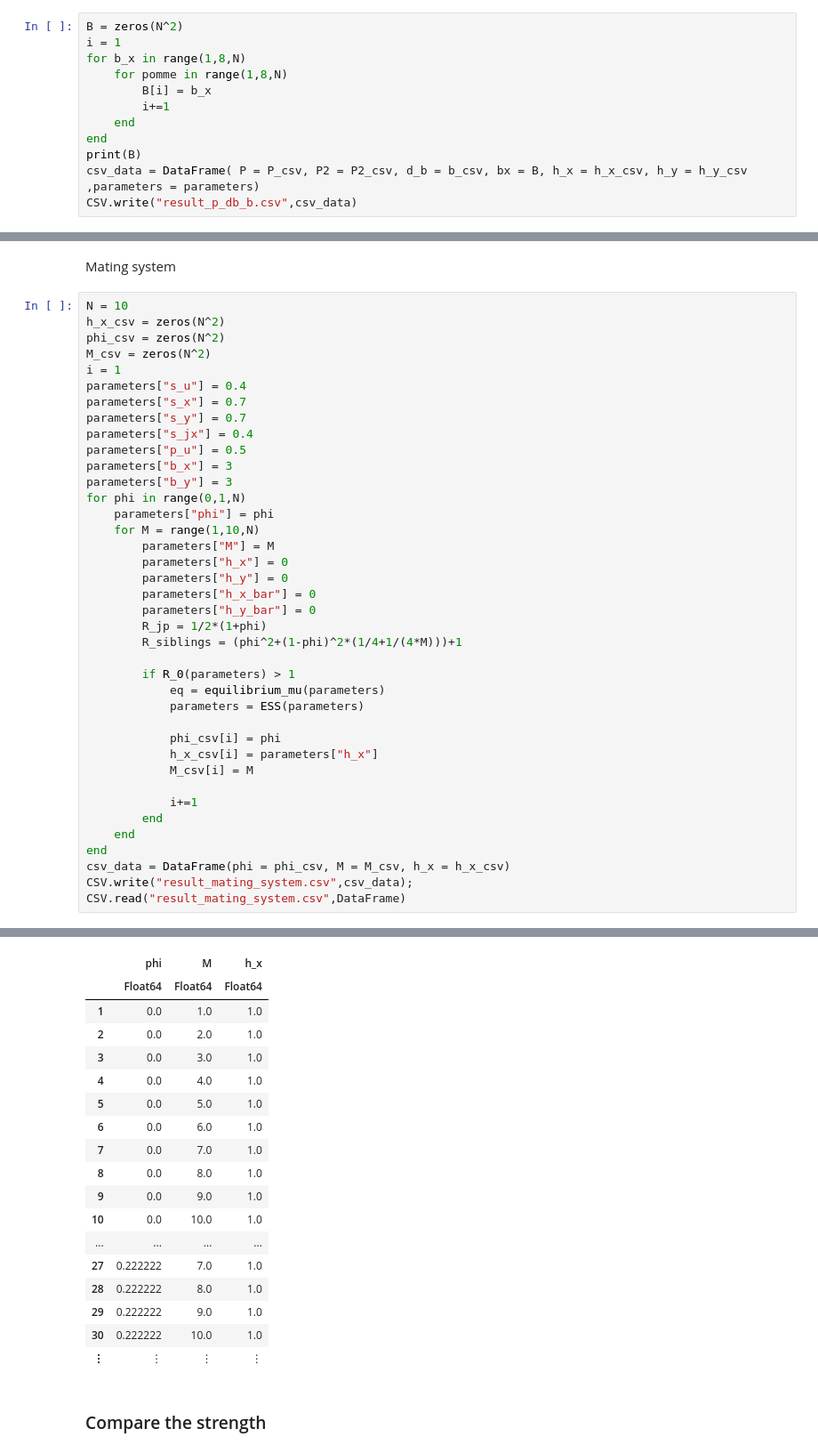
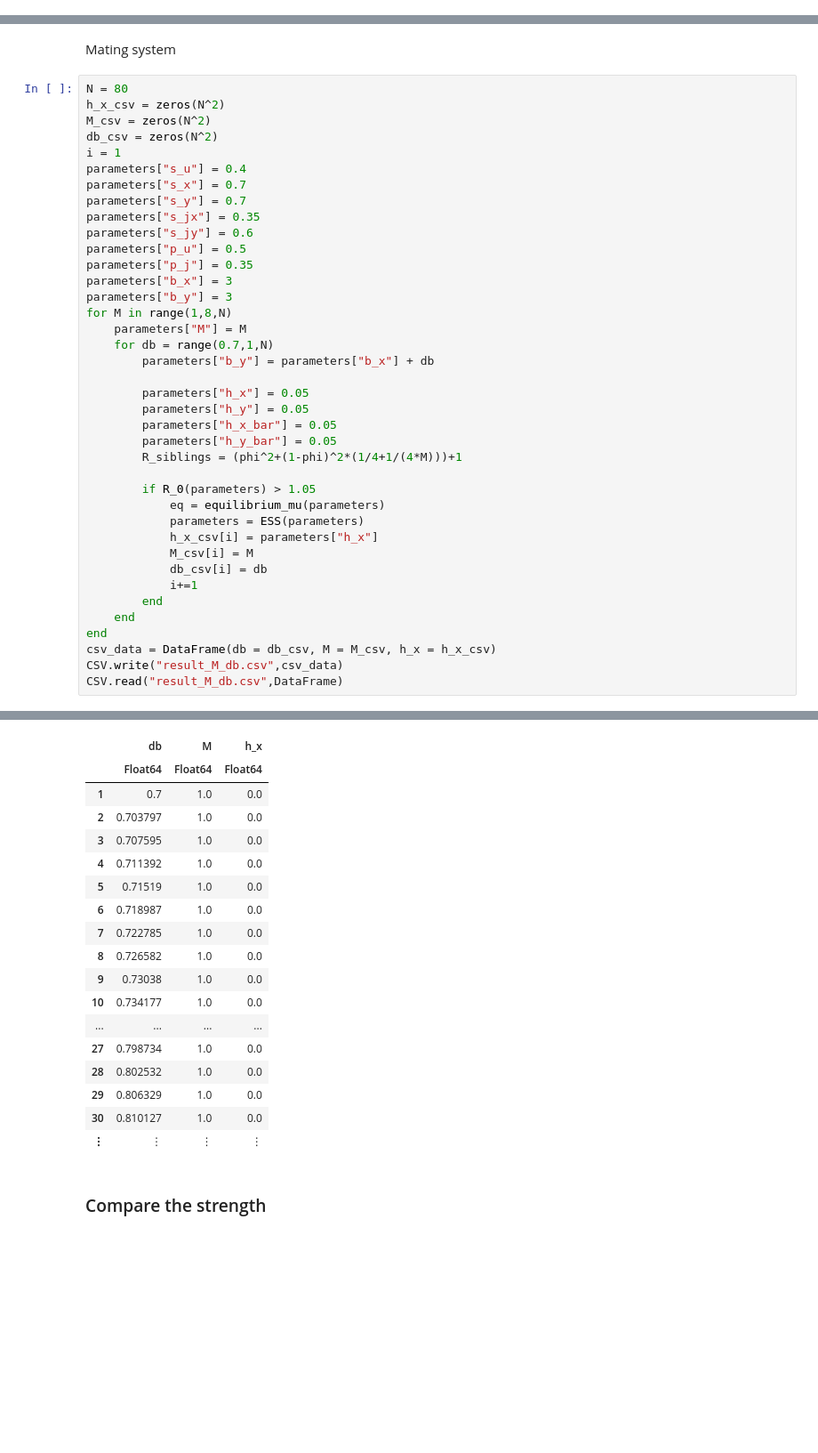
Before and after one commit to aflatresUWO/opportunity_cost_model, a Jupyter notebook: model_juveniles.ipynb, the cells around one changed output, grey strips where cells are left out. Shown at 89% size. Drawn from its saved outputs; the diff is of its cells as text; blank space fills up the shorter version.

Commit message:
results to do

```diff
--- a/model_juveniles.ipynb
+++ b/model_juveniles.ipynb
@@ -647,12 +575,0 @@ LoadError: UndefVarError: b not defined
-# %%
-B = zeros(N^2)
-i = 1
-for b_x in range(1,8,N)
-    for pomme in range(1,8,N)
-        B[i] = b_x
-        i+=1
-    end
-end
-print(B)
-csv_data = DataFrame( P = P_csv, P2 = P2_csv, d_b = b_csv, bx = B, h_x = h_x_csv, h_y = h_y_csv ,parameters = parameters)
-CSV.write("result_p_db_b.csv",csv_data)
@@ -1070,42 +1043,42 @@ CSV.write("result_prime_db.csv",csv_data);
 # %% [markdown]
 Mating system
 # %%
-N = 10
+N = 80
 h_x_csv = zeros(N^2)
-phi_csv = zeros(N^2)
 M_csv = zeros(N^2)
+db_csv = zeros(N^2)
 i = 1
 parameters["s_u"] = 0.4
 parameters["s_x"] = 0.7
 parameters["s_y"] = 0.7
-parameters["s_jx"] = 0.4
+parameters["s_jx"] = 0.35
+parameters["s_jy"] = 0.6
 parameters["p_u"] = 0.5
+parameters["p_j"] = 0.35
 parameters["b_x"] = 3
 parameters["b_y"] = 3
-for phi in range(0,1,N)
-    parameters["phi"] = phi
-    for M = range(1,10,N)
-        parameters["M"] = M
-        parameters["h_x"] = 0
-        parameters["h_y"] = 0
-        parameters["h_x_bar"] = 0
-        parameters["h_y_bar"] = 0
-        R_jp = 1/2*(1+phi)
+for M in range(1,8,N)
+    parameters["M"] = M
+    for db = range(0.7,1,N)
+        parameters["b_y"] = parameters["b_x"] + db
+
+        parameters["h_x"] = 0.05
+        parameters["h_y"] = 0.05
+        parameters["h_x_bar"] = 0.05
+        parameters["h_y_bar"] = 0.05
         R_siblings = (phi^2+(1-phi)^2*(1/4+1/(4*M)))+1
 
-        if R_0(parameters) > 1
+        if R_0(parameters) > 1.05
             eq = equilibrium_mu(parameters)
             parameters = ESS(parameters)
-
-            phi_csv[i] = phi
             h_x_csv[i] = parameters["h_x"]
             M_csv[i] = M
-
+            db_csv[i] = db
             i+=1
         end
     end
 end
-csv_data = DataFrame(phi = phi_csv, M = M_csv, h_x = h_x_csv)
-CSV.write("result_mating_system.csv",csv_data);
-CSV.read("result_mating_system.csv",DataFrame)
+csv_data = DataFrame(db = db_csv, M = M_csv, h_x = h_x_csv)
+CSV.write("result_M_db.csv",csv_data)
+CSV.read("result_M_db.csv",DataFrame)
 # %% [output]
@@ -1113,20 +1086,20 @@ CSV.read("result_mating_system.csv",DataFrame)
-|  | phi | M | h_x |
+|  | db | M | h_x |
 |  | Float64 | Float64 | Float64 |
-| 1 | 0.0 | 1.0 | 1.0 |
-| 2 | 0.0 | 2.0 | 1.0 |
-| 3 | 0.0 | 3.0 | 1.0 |
-| 4 | 0.0 | 4.0 | 1.0 |
-| 5 | 0.0 | 5.0 | 1.0 |
-| 6 | 0.0 | 6.0 | 1.0 |
-| 7 | 0.0 | 7.0 | 1.0 |
-| 8 | 0.0 | 8.0 | 1.0 |
-| 9 | 0.0 | 9.0 | 1.0 |
-| 10 | 0.0 | 10.0 | 1.0 |
+| 1 | 0.7 | 1.0 | 0.0 |
+| 2 | 0.703797 | 1.0 | 0.0 |
+| 3 | 0.707595 | 1.0 | 0.0 |
+| 4 | 0.711392 | 1.0 | 0.0 |
+| 5 | 0.71519 | 1.0 | 0.0 |
+| 6 | 0.718987 | 1.0 | 0.0 |
+| 7 | 0.722785 | 1.0 | 0.0 |
+| 8 | 0.726582 | 1.0 | 0.0 |
+| 9 | 0.73038 | 1.0 | 0.0 |
+| 10 | 0.734177 | 1.0 | 0.0 |
 | ... | ... | ... | ... |
-| 27 | 0.222222 | 7.0 | 1.0 |
-| 28 | 0.222222 | 8.0 | 1.0 |
-| 29 | 0.222222 | 9.0 | 1.0 |
-| 30 | 0.222222 | 10.0 | 1.0 |
+| 27 | 0.798734 | 1.0 | 0.0 |
+| 28 | 0.802532 | 1.0 | 0.0 |
+| 29 | 0.806329 | 1.0 | 0.0 |
+| 30 | 0.810127 | 1.0 | 0.0 |
 | ⋮ | ⋮ | ⋮ | ⋮ |
 # %% [markdown]
 ### Compare the strength
```
Also changed, not shown: parts of 26 cells of this notebook, 10 other files.
